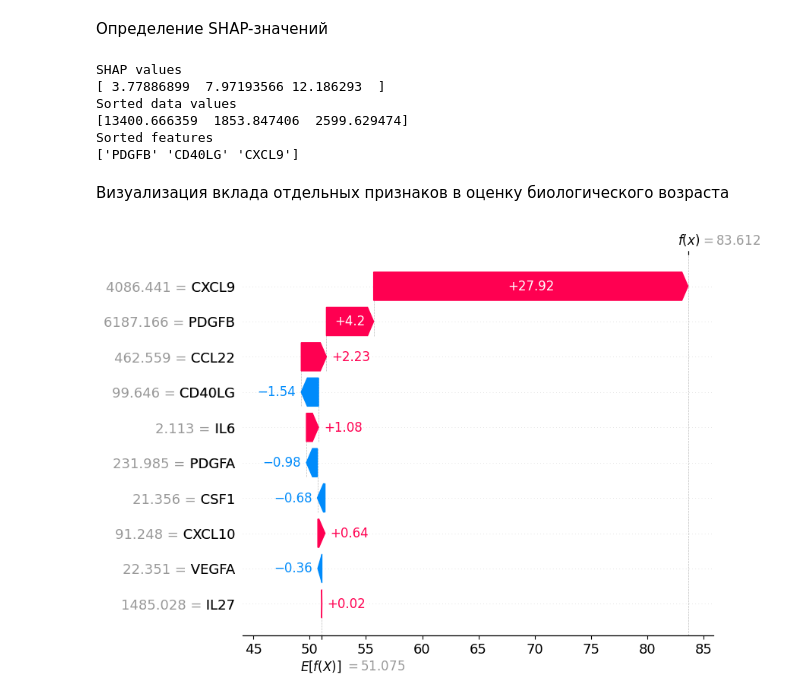
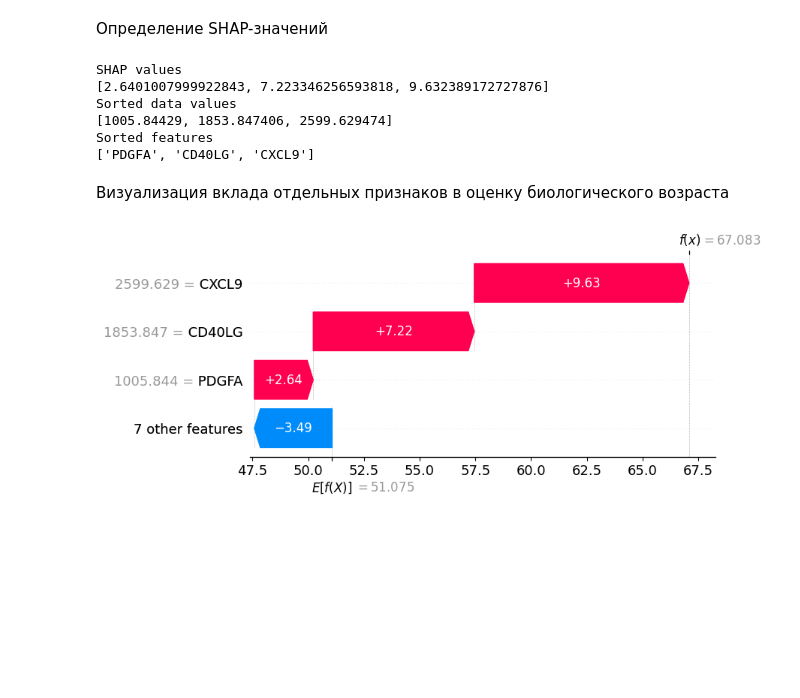
Before and after one commit to SermanVS/llamba-framework, a Jupyter notebook: samples/library-in-action.ipynb, the cells around one changed output. Drawn from its saved outputs; the diff is of its cells as text; code cells hidden in the pictures; blank space fills up the shorter version.

```diff
--- a/samples/library-in-action.ipynb
+++ b/samples/library-in-action.ipynb
@@ -14,7 +14,7 @@ Lightning automatically upgraded your loaded checkpoint from v1.6.4 to v2.1.4. T
 # %%
 import pandas as pd
 import torch
-from llamba_library.functions import get_shap_dict, get_top_shap
+from llamba_library.functions import get_shap_dict
 import numpy as np
 
 feats = [
@@ -53,31 +53,27 @@ def predict_func(x):
     return model(batch).cpu().detach().numpy()
 shap_dict = get_shap_dict(FN_SHAP)
 
-n = 3
-values, data, new_feats = get_top_shap(n, data, feats, shap_dict)
+n = 3 # количество признаков с наибольшим вкладом
+top_shap = bioage_model.get_top_shap(n, data, feats, shap_dict)
 # %%
 # Отсортированные в порядке увеличения вклада
 print("SHAP values")
-print(values)
+print(top_shap['values'])
 print("Sorted data values")
-print(data)
+print(top_shap['data'])
 print("Sorted features")
-print(new_feats)
+print(top_shap['feats'])
 # %% [output]
 SHAP values
-[ 3.77886899  7.97193566 12.186293  ]
+[2.6401007999922843, 7.223346256593818, 9.632389172727876]
 Sorted data values
-[13400.666359  1853.847406  2599.629474]
+[1005.84429, 1853.847406, 2599.629474]
 Sorted features
-['PDGFB' 'CD40LG' 'CXCL9']
+['PDGFA', 'CD40LG', 'CXCL9']
 # %% [markdown]
 Визуализация вклада отдельных признаков в оценку биологического возраста
 # %%
-import shap
 import llamba_library.plots as bplt
-
-df = pd.read_excel(TRAIN_DATA_PATH, index_col=0)
-
-bplt.shap_plot(shap_dict=shap_dict, feats=feats, target="trn_val_000", data=df)
+bplt.shap_plot(shap_dict=top_shap)
 # %% [output]
-[figure, old version]
+[figure, new version]
```
Also changed, not shown: parts of 1 cell of this notebook, 3 other files.
